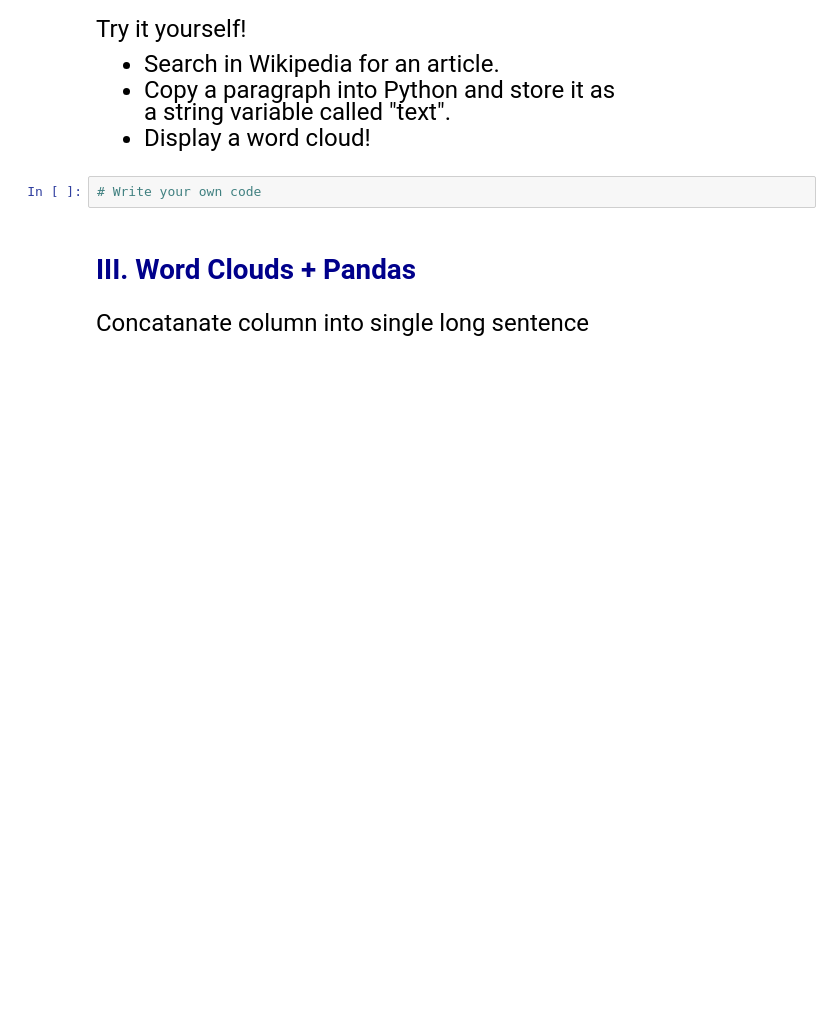
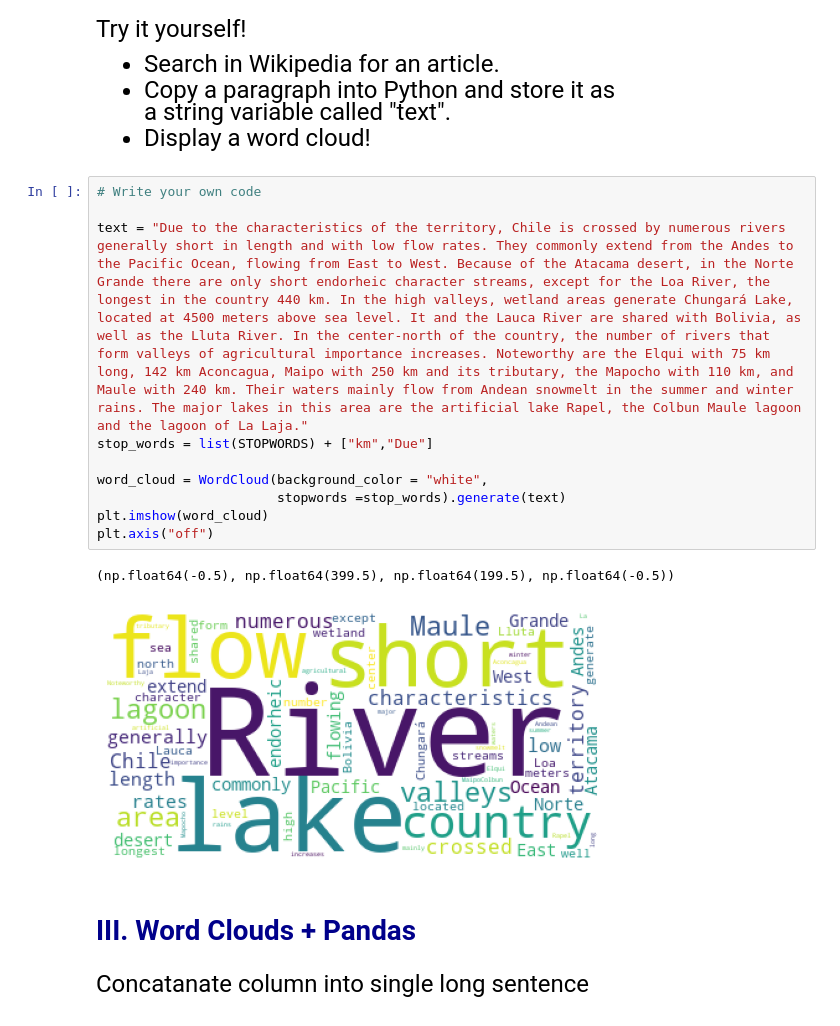
Before and after one commit to Yeahcola/datasci530fall2026, a Jupyter notebook: Lecture 09/lecture_9b - Word Clouds.ipynb, the cells around one changed output. Saved outputs shown, nothing was run; the diff lists cells and outputs as text; blank space fills up the shorter version.

```diff
--- a/Lecture 09/lecture_9b - Word Clouds.ipynb
+++ b/Lecture 09/lecture_9b - Word Clouds.ipynb
@@ -100,8 +100,19 @@ Try it yourself!
 - Copy a paragraph into Python and store it as <br>
 a string variable called "text".
 - Display a word cloud!
-# %%
-# Write your own code
+# %%
+# Write your own code
+
+text = "Due to the characteristics of the territory, Chile is crossed by numerous rivers generally short in length and with low flow rates. They commonly extend from the Andes to the Pacific Ocean, flowing from East to West. Because of the Atacama desert, in the Norte Grande there are only short endorheic character streams, except for the Loa River, the longest in the country 440 km. In the high valleys, wetland areas generate Chungará Lake, located at 4500 meters above sea level. It and the Lauca River are shared with Bolivia, as well as the Lluta River. In the center-north of the country, the number of rivers that form valleys of agricultural importance increases. Noteworthy are the Elqui with 75 km long, 142 km Aconcagua, Maipo with 250 km and its tributary, the Mapocho with 110 km, and Maule with 240 km. Their waters mainly flow from Andean snowmelt in the summer and winter rains. The major lakes in this area are the artificial lake Rapel, the Colbun Maule lagoon and the lagoon of La Laja."
+stop_words = list(STOPWORDS) + ["km","Due"]
+
+word_cloud = WordCloud(background_color = "white",
+                       stopwords =stop_words).generate(text)
+plt.imshow(word_cloud)
+plt.axis("off")
+# %% [output]
+(np.float64(-0.5), np.float64(399.5), np.float64(199.5), np.float64(-0.5))
+[figure, added]
 # %% [markdown]
 # <span style="color:darkblue"> III. Word Clouds + Pandas </span>
 # %% [markdown]
```
Also changed, not shown: parts of 8 cells of this notebook, 2 other files.
